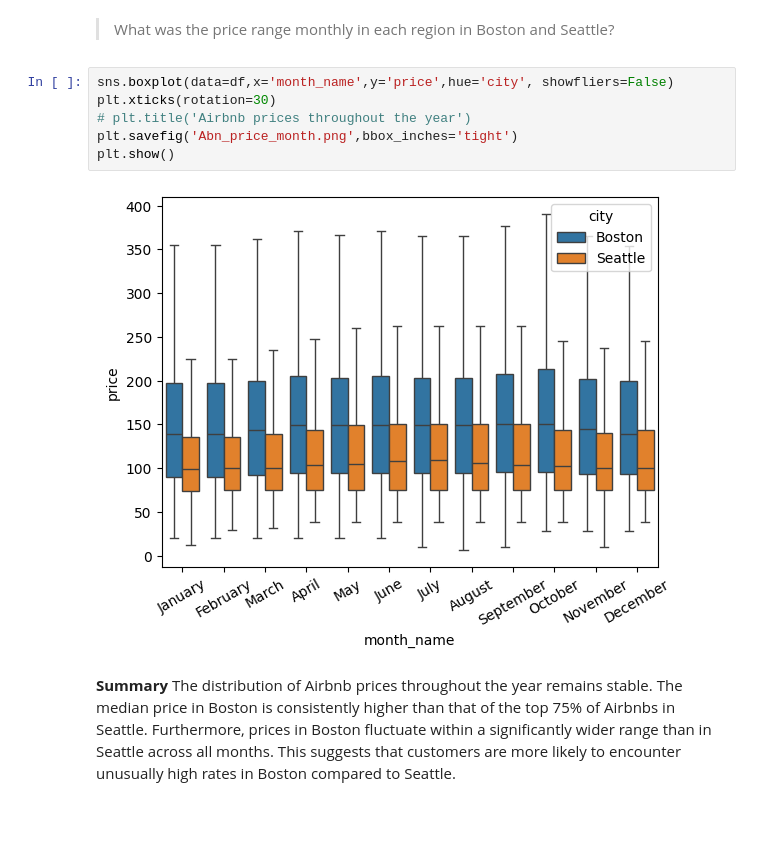
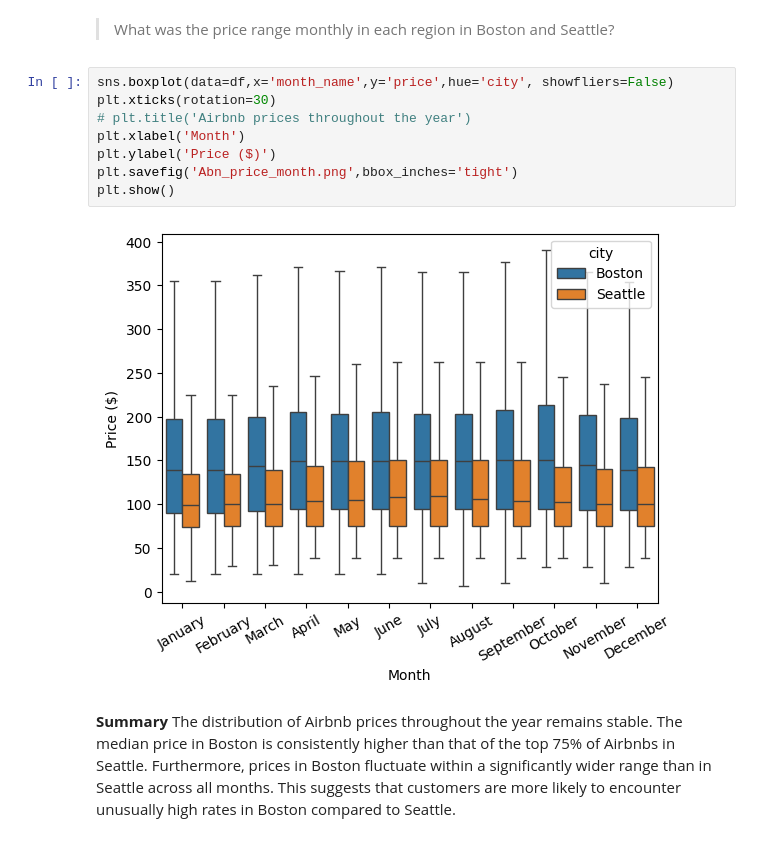
Before and after one commit to GinnCheng/Proj-Kaggle-Airbnb, a Jupyter notebook: main_script.ipynb, the cells around one changed output. Cells and saved outputs as stored; diff of their text form.

Commit message:
chore: main script
description:
-repolished the exported figures for blog post

```diff
--- a/main_script.ipynb
+++ b/main_script.ipynb
@@ -250,11 +250,13 @@ import matplotlib.pyplot as plt
 # %%
 sns.boxplot(data=df,x='month_name',y='price',hue='city', showfliers=False)
 plt.xticks(rotation=30)
 # plt.title('Airbnb prices throughout the year')
+plt.xlabel('Month')
+plt.ylabel('Price ($)')
 plt.savefig('Abn_price_month.png',bbox_inches='tight')
 plt.show()
 # %% [output]
-[figure, old version]
+[figure, new version]
 # %% [markdown]
 **Summary** The distribution of Airbnb prices throughout the year remains stable. The median price in Boston is consistently higher than that of the top 75% of Airbnbs in Seattle. Furthermore, prices in Boston fluctuate within a significantly wider range than in Seattle across all months. This suggests that customers are more likely to encounter unusually high rates in Boston compared to Seattle.
 # %% [markdown]
```
